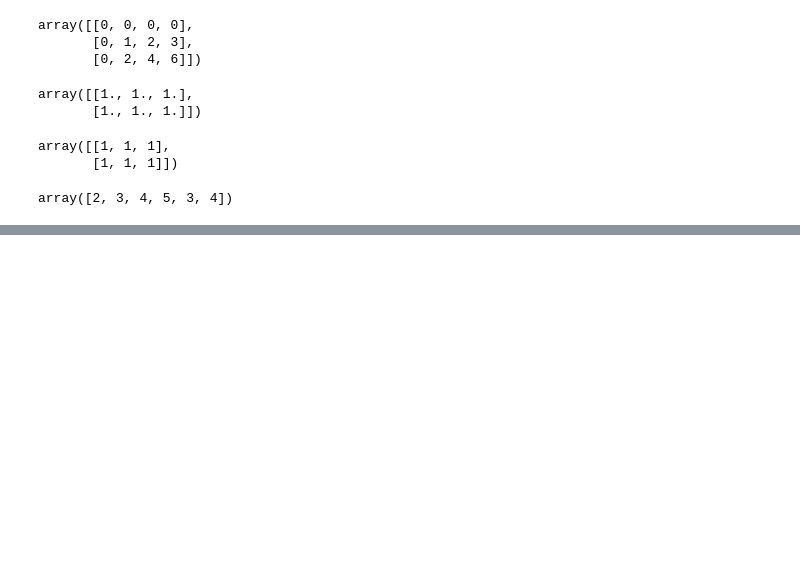
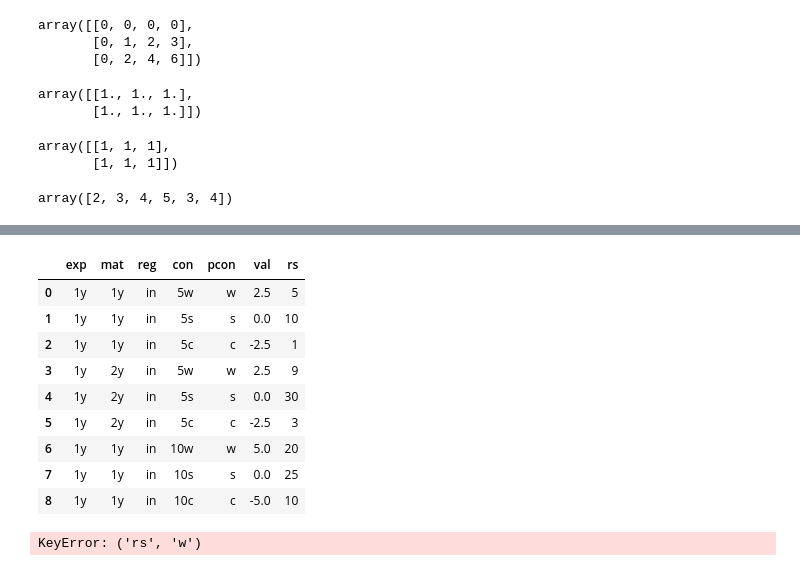
Before and after one commit to UtsavParashar/PythonProblems, a Jupyter notebook: Pandas 1.0 Cookbook.ipynb, the cells around one changed output, grey strips where cells are left out. Cells and saved outputs as stored; diff of their text form; code cells hidden in the pictures; blank space fills up the shorter version.

```diff
--- a/Pandas 1.0 Cookbook.ipynb
+++ b/Pandas 1.0 Cookbook.ipynb
@@ -1118,0 +1165,29 @@ array([2, 3, 4, 5, 3, 4])
+# %%
+df = pd.DataFrame({
+    'exp':['1y','1y','1y','1y','1y','1y','1y','1y','1y',],
+    'mat':['1y','1y','1y','2y','2y','2y','1y','1y','1y',],
+    'reg':['in', 'in', 'in', 'in', 'in', 'in','in','in','in'],
+    'con':['5w','5s','5c','5w','5s','5c','10w','10s','10c'],
+    'pcon':['w','s','c','w','s','c','w','s','c'],
+    'val':[2.5,0,-2.5,2.5,0,-2.5,5,0,-5],
+    'rs':[5, 10, 1, 9, 30, 3 ,20,25,10]
+})
+df
+# %% [output]
+|  | exp | mat | reg | con | pcon | val | rs |
+| 0 | 1y | 1y | in | 5w | w | 2.5 | 5 |
+| 1 | 1y | 1y | in | 5s | s | 0.0 | 10 |
+| 2 | 1y | 1y | in | 5c | c | -2.5 | 1 |
+| 3 | 1y | 2y | in | 5w | w | 2.5 | 9 |
+| 4 | 1y | 2y | in | 5s | s | 0.0 | 30 |
+| 5 | 1y | 2y | in | 5c | c | -2.5 | 3 |
+| 6 | 1y | 1y | in | 10w | w | 5.0 | 20 |
+| 7 | 1y | 1y | in | 10s | s | 0.0 | 25 |
+| 8 | 1y | 1y | in | 10c | c | -5.0 | 10 |
+# %%
+tmp = df.set_index(['exp','mat','reg', 'con']).unstack() ## Failing here on unstack
+tmp[('rs','w')],tmp[('rs','c')] = ((tmp[('rs','w')] + tmp[('rs','c')])/2,
+                                  (tmp[('rs','w')] - tmp[('rs','c')])/2)
+tmp.stack().reset_index()
+# %% [output]
+KeyError: ('rs', 'w')
```
Also changed, not shown: parts of 5 cells of this notebook, 1 other file.
